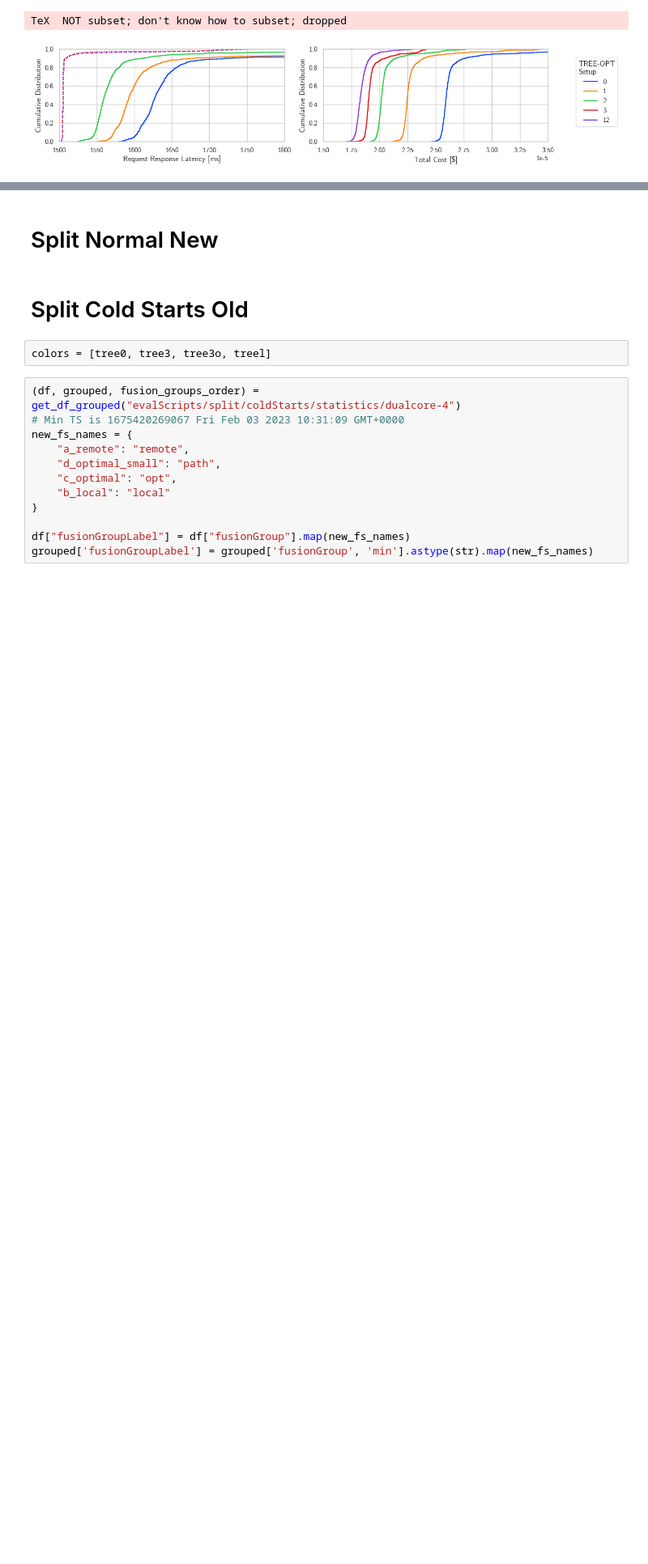
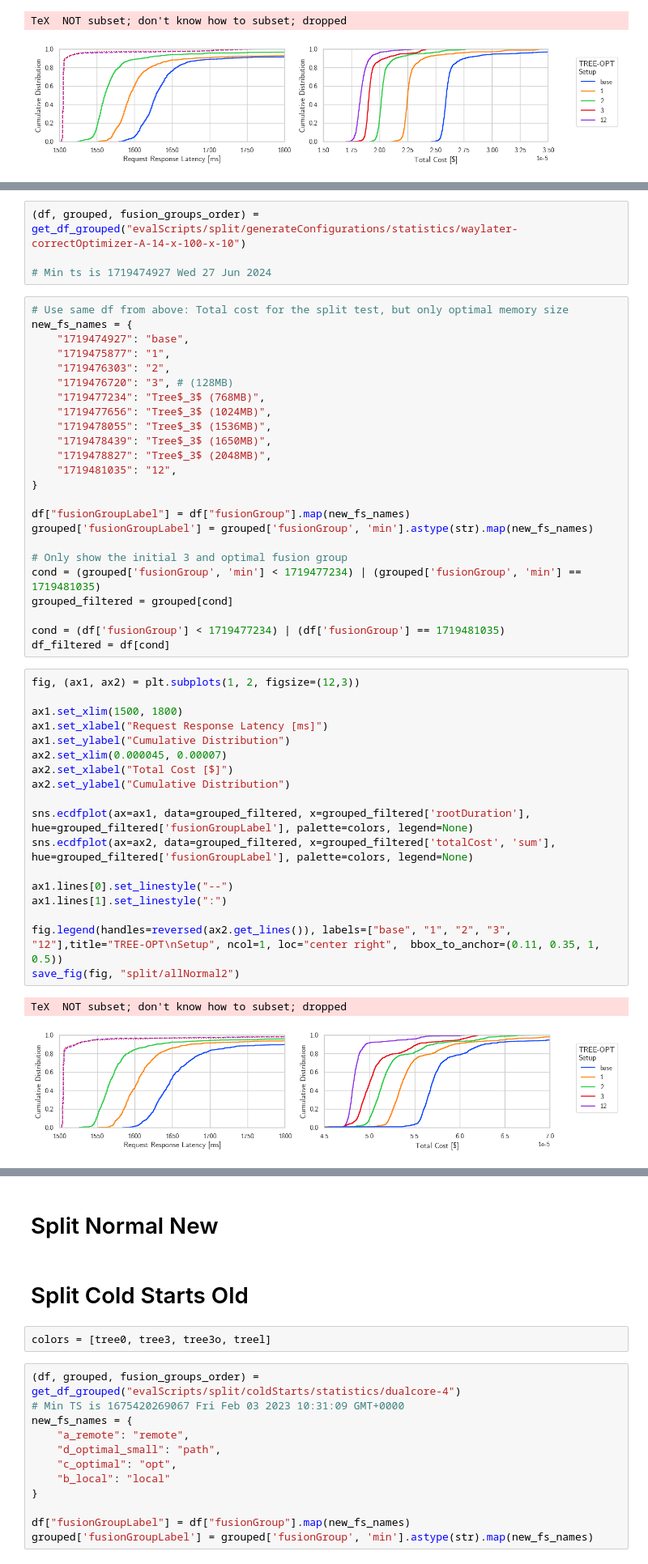
Before and after one commit to umbrellerde/functionfusion, a Jupyter notebook: statistics/extended/extendedstats.ipynb, the cells around one changed output, grey strips where cells are left out. Shown at 81% size. Cells and saved outputs as stored; diff of their text form; blank space fills up the shorter version.

```diff
--- a/statistics/extended/extendedstats.ipynb
+++ b/statistics/extended/extendedstats.ipynb
@@ -154,0 +157,49 @@ Mean: 1.8476653669850152e-05, Confidence Interval: (1.8430338196011074e-05 / 1.8
+# %%
+(df, grouped, fusion_groups_order) = get_df_grouped("evalScripts/split/generateConfigurations/statistics/waylater-correctOptimizer-A-14-x-100-x-10")
+
+# Min ts is 1719474927 Wed 27 Jun 2024
+# %%
+# Use same df from above: Total cost for the split test, but only optimal memory size
+new_fs_names = {
+    "1719474927": "base",
+    "1719475877": "1",
+    "1719476303": "2",
+    "1719476720": "3", # (128MB)
+    "1719477234": "Tree$_3$ (768MB)",
+    "1719477656": "Tree$_3$ (1024MB)",
+    "1719478055": "Tree$_3$ (1536MB)",
+    "1719478439": "Tree$_3$ (1650MB)",
+    "1719478827": "Tree$_3$ (2048MB)",
+    "1719481035": "12",
+}
+
+df["fusionGroupLabel"] = df["fusionGroup"].map(new_fs_names)
+grouped['fusionGroupLabel'] = grouped['fusionGroup', 'min'].astype(str).map(new_fs_names)
+
+# Only show the initial 3 and optimal fusion group
+cond = (grouped['fusionGroup', 'min'] < 1719477234) | (grouped['fusionGroup', 'min'] == 1719481035)
+grouped_filtered = grouped[cond]
+
+cond = (df['fusionGroup'] < 1719477234) | (df['fusionGroup'] == 1719481035)
+df_filtered = df[cond]
+# %%
+fig, (ax1, ax2) = plt.subplots(1, 2, figsize=(12,3))
+
+ax1.set_xlim(1500, 1800)
+ax1.set_xlabel("Request Response Latency [ms]")
+ax1.set_ylabel("Cumulative Distribution")
+ax2.set_xlim(0.000045, 0.00007)
+ax2.set_xlabel("Total Cost [$]")
+ax2.set_ylabel("Cumulative Distribution")
+
+sns.ecdfplot(ax=ax1, data=grouped_filtered, x=grouped_filtered['rootDuration'], hue=grouped_filtered['fusionGroupLabel'], palette=colors, legend=None)
+sns.ecdfplot(ax=ax2, data=grouped_filtered, x=grouped_filtered['totalCost', 'sum'], hue=grouped_filtered['fusionGroupLabel'], palette=colors, legend=None)
+
+ax1.lines[0].set_linestyle("--")
+ax1.lines[1].set_linestyle(":")
+
+fig.legend(handles=reversed(ax2.get_lines()), labels=["base", "1", "2", "3", "12"],title="TREE-OPT\nSetup", ncol=1, loc="center right",  bbox_to_anchor=(0.11, 0.35, 1, 0.5))
+save_fig(fig, "split/allNormal2")
+# %% [output]
+TeX  NOT subset; don't know how to subset; dropped
+[figure, added]
```
Also changed, not shown: parts of 22 cells of this notebook, 55 other files.
